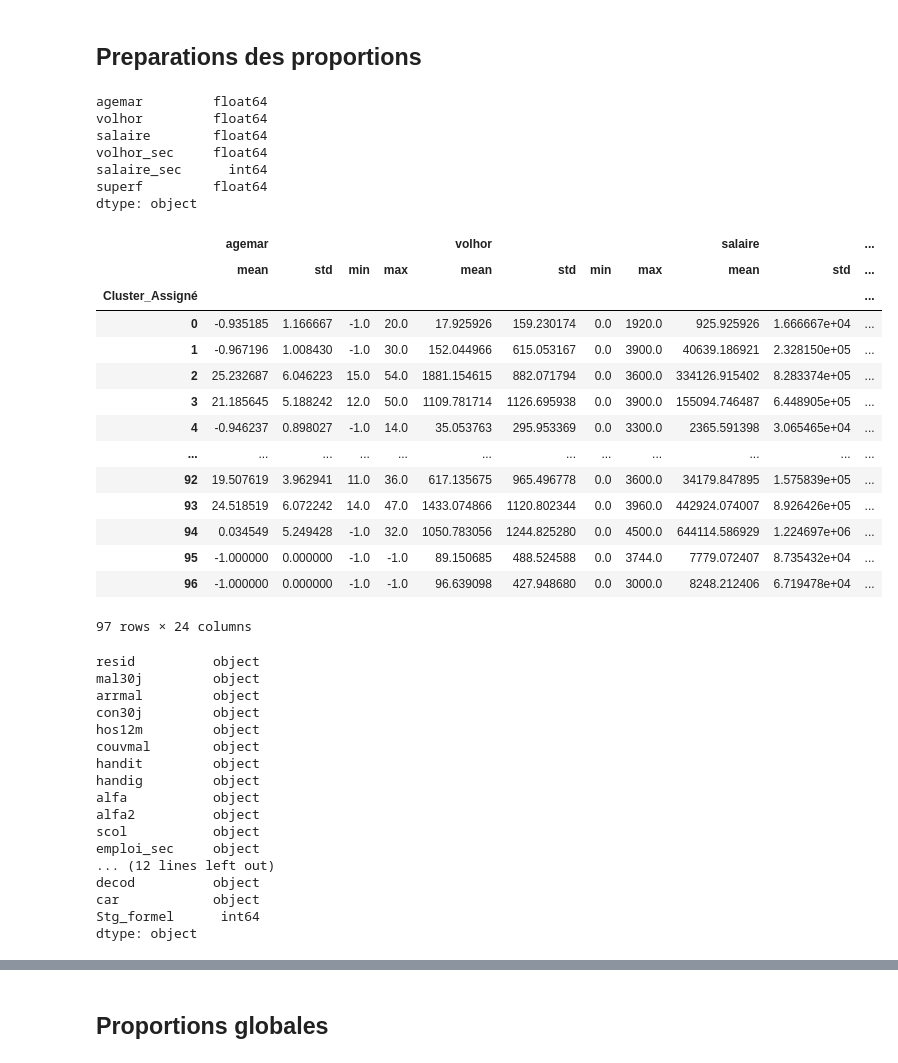
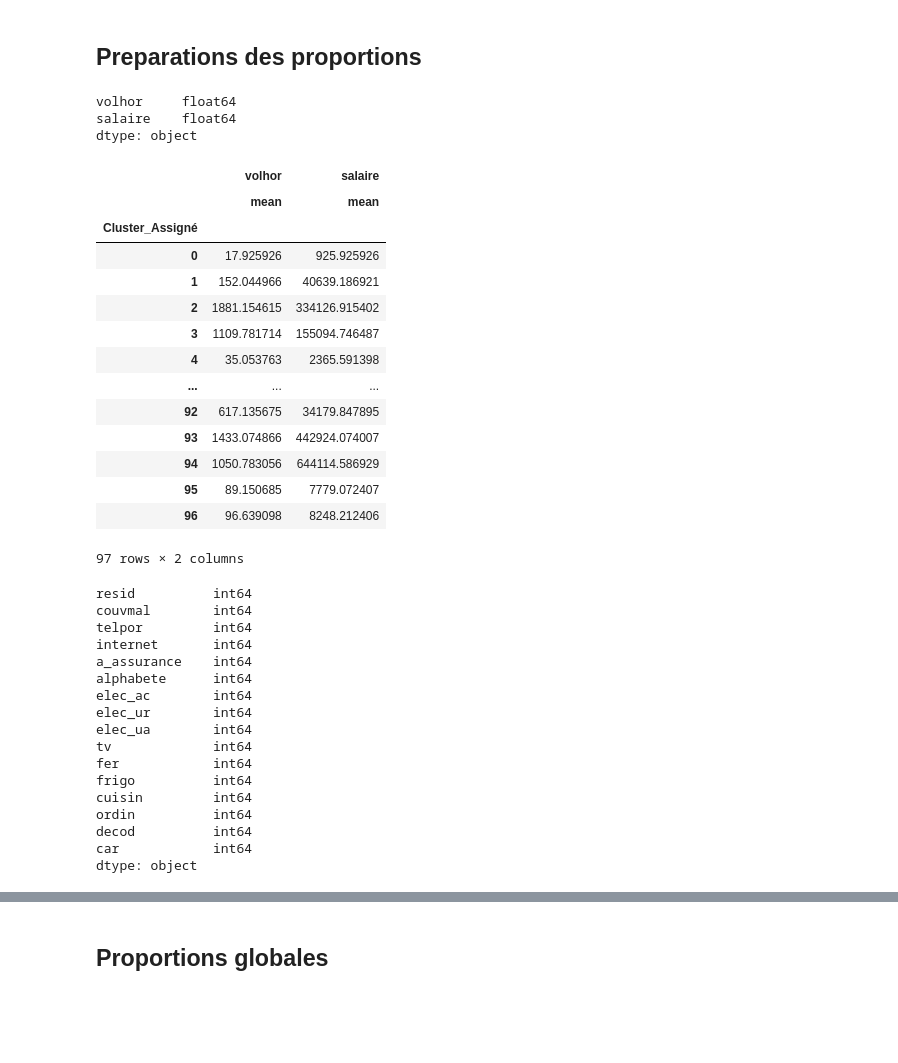
Before and after one commit to Didi17ane/Datas_Exploration, a Jupyter notebook: SCORING/decisiontree.ipynb, the cells around one changed output, grey strips where cells are left out. Saved outputs shown, nothing was run; the diff lists cells and outputs as text; code cells hidden in the pictures; blank space fills up the shorter version.

```diff
--- a/SCORING/decisiontree.ipynb
+++ b/SCORING/decisiontree.ipynb
@@ -676,64 +674,60 @@ array([-1., 20., 30., 27., 17., 19., 18., 36., 25., 23., 35., 24., 29.,
        10., 60., 46., 53., 48., 49., 59., 55., 56., 70., 51., 61., 66.,
        57., 11.])
 # %%
-variables_categorielles = ['lien', 'religion', 'ethnie', 'nation', 'aff30j', 'durarr', 'educ_scol', 'educ_hi', 'diplome', 'activ7j', 'activ12m', 'branch', 'sectins', 'csp', 'sectins_sec', 'csp_sec', 'serviceconsult', 'persconsult', 'age_grp', 'logem']
-variables_numeriques = ['agemar', 'volhor', 'salaire', 'volhor_sec', 'salaire_sec', 'superf']
-variables_binaires = ['resid', 'mal30j', 'arrmal', 'con30j', 'hos12m', 'couvmal', 'handit', 'handig', 'alfa', 'alfa2', 'scol', 'emploi_sec', 'telpor', 'internet', 'a_assurance', 'alphabete', 'elec_ac', 'elec_ur', 'elec_ua', 'tv', 'fer', 'frigo', 'cuisin', 'ordin', 'decod', 'car', 'Stg_formel']
+variables_categorielles = ['ethnie', 'educ_scol', 'educ_hi', 'diplome', 'branch', 'sectins', 'csp', 'age_grp', 'logem']
+variables_numeriques = ['volhor', 'salaire']
+variables_binaires = ['resid', 'couvmal', 'telpor', 'internet', 'a_assurance', 'alphabete', 'elec_ac', 'elec_ur', 'elec_ua', 'tv', 'fer', 'frigo', 'cuisin', 'ordin', 'decod', 'car']
 # %% [markdown]
 ## Preparations des proportions
 # %%
 print(df_anstat[variables_numeriques].dtypes)
 # %% [output]
-agemar         float64
-volhor         float64
-salaire        float64
-volhor_sec     float64
-salaire_sec      int64
-superf         float64
+volhor     float64
+salaire    float64
 dtype: object
 # %%
 # Stats numériques
 stats_num = (
     df_anstat
     .groupby("Cluster_Assigné")[variables_numeriques]
-    .agg(["mean", "std", "min", "max"])
+    .agg(["mean"])
 )
 stats_num
 # %% [output]
-|  | agemar |  |  |  | volhor |  |  |  | salaire |  | ... |
-|  | mean | std | min | max | mean | std | min | max | mean | std | ... |
-| Cluster_Assigné |  |  |  |  |  |  |  |  |  |  | ... |
-| 0 | -0.935185 | 1.166667 | -1.0 | 20.0 | 17.925926 | 159.230174 | 0.0 | 1920.0 | 925.925926 | 1.666667e+04 | ... |
-| 1 | -0.967196 | 1.008430 | -1.0 | 30.0 | 152.044966 | 615.053167 | 0.0 | 3900.0 | 40639.186921 | 2.328150e+05 | ... |
-| 2 | 25.232687 | 6.046223 | 15.0 | 54.0 | 1881.154615 | 882.071794 | 0.0 | 3600.0 | 334126.915402 | 8.283374e+05 | ... |
-| 3 | 21.185645 | 5.188242 | 12.0 | 50.0 | 1109.781714 | 1126.695938 | 0.0 | 3900.0 | 155094.746487 | 6.448905e+05 | ... |
-| 4 | -0.946237 | 0.898027 | -1.0 | 14.0 | 35.053763 | 295.953369 | 0.0 | 3300.0 | 2365.591398 | 3.065465e+04 | ... |
-| ... | ... | ... | ... | ... | ... | ... | ... | ... | ... | ... | ... |
-| 92 | 19.507619 | 3.962941 | 11.0 | 36.0 | 617.135675 | 965.496778 | 0.0 | 3600.0 | 34179.847895 | 1.575839e+05 | ... |
-| 93 | 24.518519 | 6.072242 | 14.0 | 47.0 | 1433.074866 | 1120.802344 | 0.0 | 3960.0 | 442924.074007 | 8.926426e+05 | ... |
-| 94 | 0.034549 | 5.249428 | -1.0 | 32.0 | 1050.783056 | 1244.825280 | 0.0 | 4500.0 | 644114.586929 | 1.224697e+06 | ... |
-| 95 | -1.000000 | 0.000000 | -1.0 | -1.0 | 89.150685 | 488.524588 | 0.0 | 3744.0 | 7779.072407 | 8.735432e+04 | ... |
-| 96 | -1.000000 | 0.000000 | -1.0 | -1.0 | 96.639098 | 427.948680 | 0.0 | 3000.0 | 8248.212406 | 6.719478e+04 | ... |
+|  | volhor | salaire |
+|  | mean | mean |
+| Cluster_Assigné |  |  |
+| 0 | 17.925926 | 925.925926 |
+| 1 | 152.044966 | 40639.186921 |
+| 2 | 1881.154615 | 334126.915402 |
+| 3 | 1109.781714 | 155094.746487 |
+| 4 | 35.053763 | 2365.591398 |
+| ... | ... | ... |
+| 92 | 617.135675 | 34179.847895 |
+| 93 | 1433.074866 | 442924.074007 |
+| 94 | 1050.783056 | 644114.586929 |
+| 95 | 89.150685 | 7779.072407 |
+| 96 | 96.639098 | 8248.212406 |
-97 rows × 24 columns
+97 rows × 2 columns
 # %%
 print(df_anstat[variables_binaires].dtypes)
 # %% [output]
-resid          object
-mal30j         object
-arrmal         object
-con30j         object
-hos12m         object
-couvmal        object
-handit         object
-handig         object
-alfa           object
-alfa2          object
-scol           object
-emploi_sec     object
-... (12 lines left out)
-decod          object
-car            object
-Stg_formel      int64
+resid          int64
+couvmal        int64
+telpor         int64
+internet       int64
+a_assurance    int64
+alphabete      int64
+elec_ac        int64
+elec_ur        int64
+elec_ua        int64
+tv             int64
+fer            int64
+frigo          int64
+cuisin         int64
+ordin          int64
+decod          int64
+car            int64
 dtype: object
 # %%
 df_anstat = df_anstat.copy()
```
Also changed, not shown: parts of 8 cells of this notebook, 3 other files.
